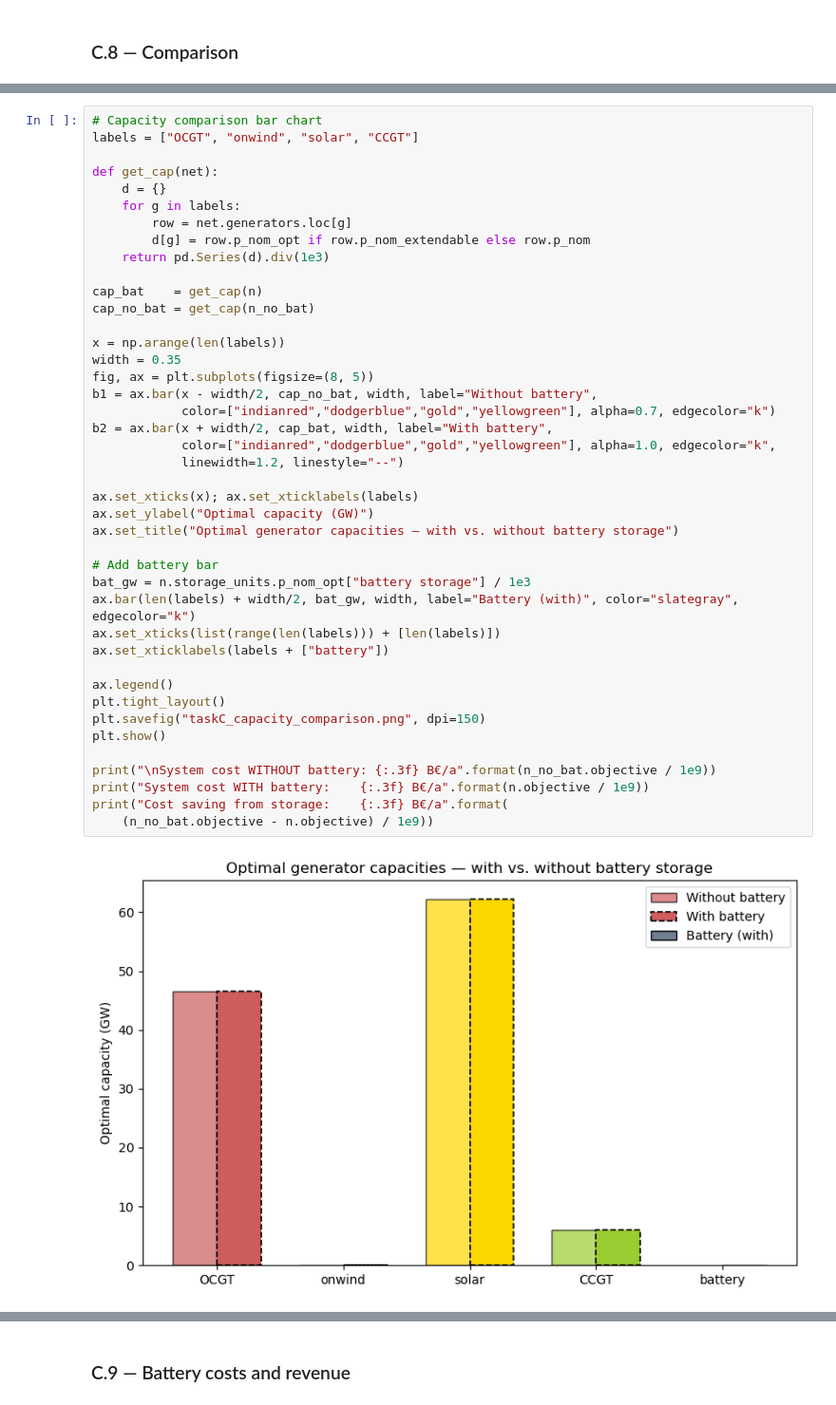
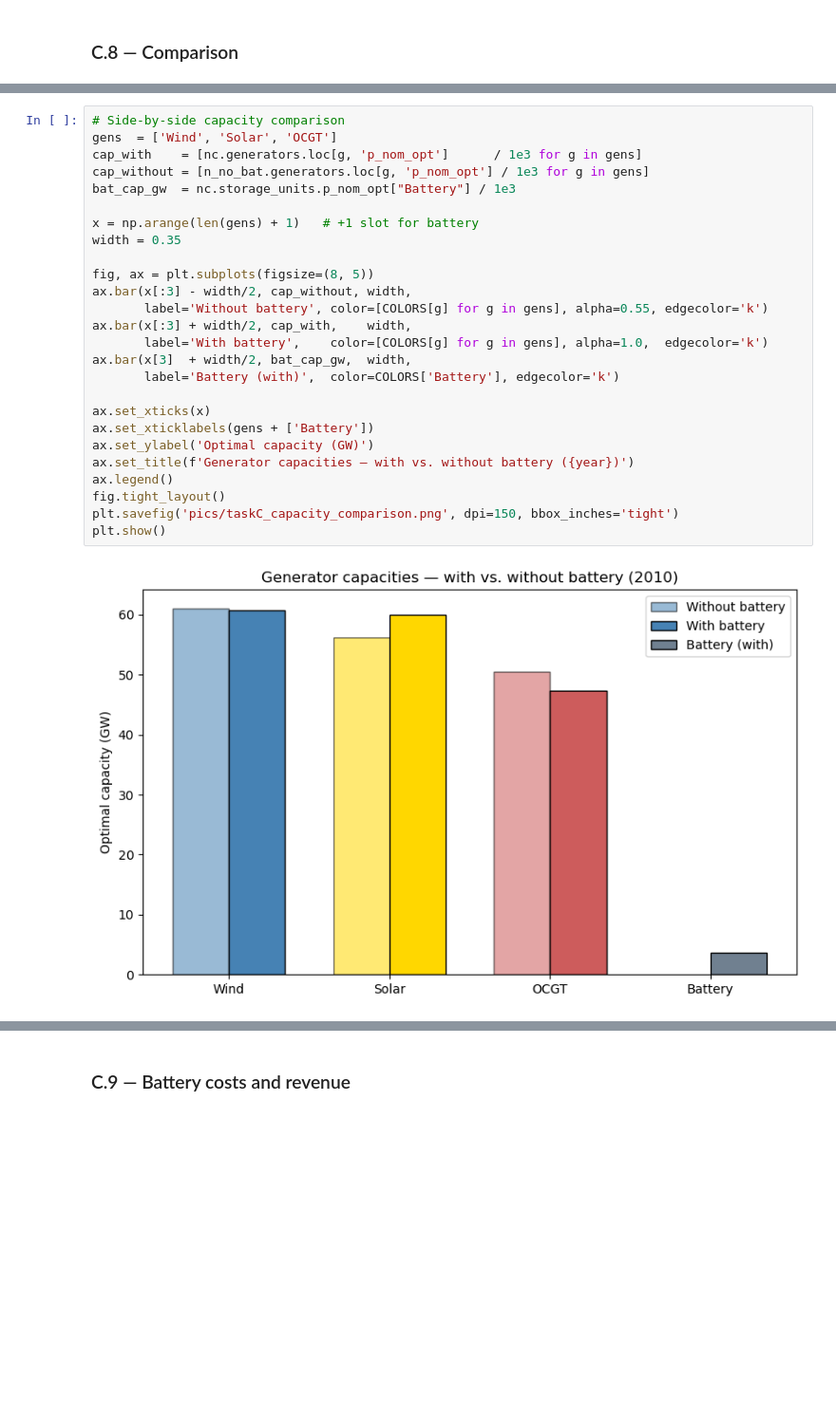
Before and after one commit to kryists/46770-integrated-energy-grids, a Jupyter notebook: taskA.ipynb, the cells around one changed output, grey strips where cells are left out. Shown at 95% size. Drawn from its saved outputs; the diff is of its cells as text; blank space fills up the shorter version.

```diff
--- a/taskA.ipynb
+++ b/taskA.ipynb
@@ -1037,44 +1010,28 @@ Objective without battery (B€/a): 21.495
 # %%
-# Capacity comparison bar chart
-labels = ["OCGT", "onwind", "solar", "CCGT"]
+# Side-by-side capacity comparison
+gens  = ['Wind', 'Solar', 'OCGT']
+cap_with    = [nc.generators.loc[g, 'p_nom_opt']      / 1e3 for g in gens]
+cap_without = [n_no_bat.generators.loc[g, 'p_nom_opt'] / 1e3 for g in gens]
+bat_cap_gw  = nc.storage_units.p_nom_opt["Battery"] / 1e3
 
-def get_cap(net):
-    d = {}
-    for g in labels:
-        row = net.generators.loc[g]
-        d[g] = row.p_nom_opt if row.p_nom_extendable else row.p_nom
-    return pd.Series(d).div(1e3)
+x = np.arange(len(gens) + 1)   # +1 slot for battery
+width = 0.35
 
-cap_bat    = get_cap(n)
-cap_no_bat = get_cap(n_no_bat)
+fig, ax = plt.subplots(figsize=(8, 5))
+ax.bar(x[:3] - width/2, cap_without, width,
+       label='Without battery', color=[COLORS[g] for g in gens], alpha=0.55, edgecolor='k')
+ax.bar(x[:3] + width/2, cap_with,    width,
+       label='With battery',    color=[COLORS[g] for g in gens], alpha=1.0,  edgecolor='k')
+ax.bar(x[3]  + width/2, bat_cap_gw,  width,
+       label='Battery (with)',  color=COLORS['Battery'], edgecolor='k')
 
-x = np.arange(len(labels))
-width = 0.35
-fig, ax = plt.subplots(figsize=(8, 5))
-b1 = ax.bar(x - width/2, cap_no_bat, width, label="Without battery",
-            color=["indianred","dodgerblue","gold","yellowgreen"], alpha=0.7, edgecolor="k")
-b2 = ax.bar(x + width/2, cap_bat, width, label="With battery",
-            color=["indianred","dodgerblue","gold","yellowgreen"], alpha=1.0, edgecolor="k",
-            linewidth=1.2, linestyle="--")
-
-ax.set_xticks(x); ax.set_xticklabels(labels)
-ax.set_ylabel("Optimal capacity (GW)")
-ax.set_title("Optimal generator capacities — with vs. without battery storage")
-
-# Add battery bar
-bat_gw = n.storage_units.p_nom_opt["battery storage"] / 1e3
-ax.bar(len(labels) + width/2, bat_gw, width, label="Battery (with)", color="slategray", edgecolor="k")
-ax.set_xticks(list(range(len(labels))) + [len(labels)])
-ax.set_xticklabels(labels + ["battery"])
-
+ax.set_xticks(x)
+ax.set_xticklabels(gens + ['Battery'])
+ax.set_ylabel('Optimal capacity (GW)')
+ax.set_title(f'Generator capacities — with vs. without battery ({year})')
 ax.legend()
-plt.tight_layout()
-plt.savefig("taskC_capacity_comparison.png", dpi=150)
+fig.tight_layout()
+plt.savefig('pics/taskC_capacity_comparison.png', dpi=150, bbox_inches='tight')
 plt.show()
-
-print("\nSystem cost WITHOUT battery: {:.3f} B€/a".format(n_no_bat.objective / 1e9))
-print("System cost WITH battery:    {:.3f} B€/a".format(n.objective / 1e9))
-print("Cost saving from storage:    {:.3f} B€/a".format(
-    (n_no_bat.objective - n.objective) / 1e9))
 # %% [output]
-[figure, old version]
+[figure, new version]
```
Also changed, not shown: parts of 22 cells of this notebook, 7 other files.
